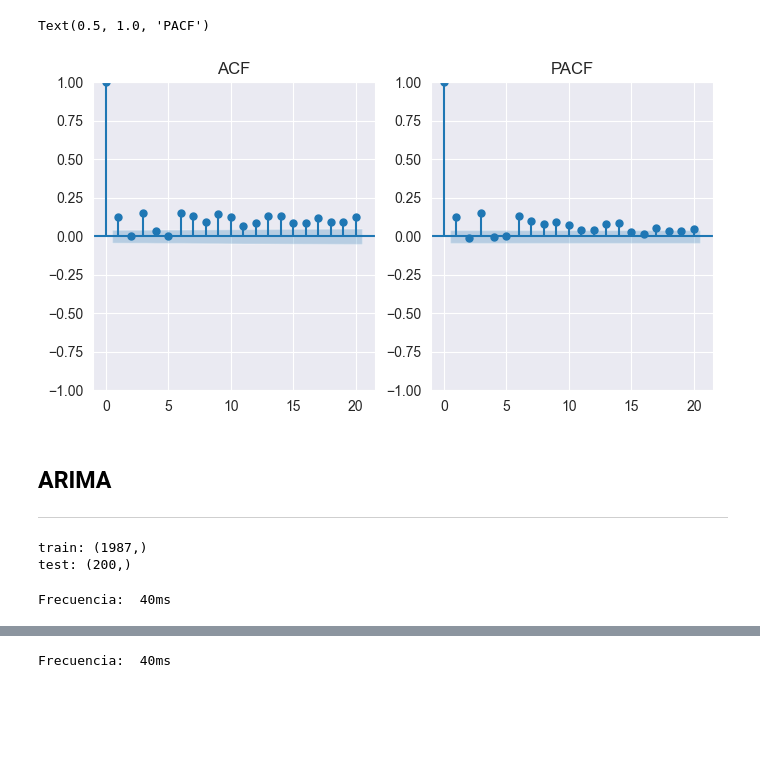
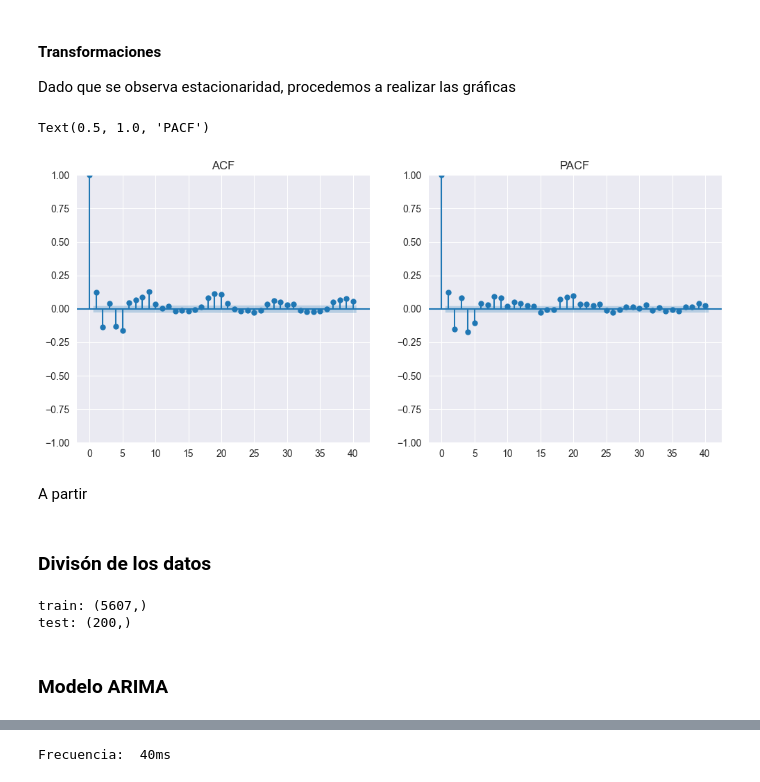
Before and after one commit to lllerena2/physiotherapy_challenge, a Jupyter notebook: book/notebooks.ipynb, the cells around one changed output, grey strips where cells are left out. Drawn from its saved outputs; the diff is of its cells as text; code cells hidden in the pictures; blank space fills up the shorter version.

```diff
--- a/book/notebooks.ipynb
+++ b/book/notebooks.ipynb
@@ -19,8 +23,14 @@ warnings.filterwarnings("ignore")
 # %%
+su = 4
+ex = 1
+un = 1
+
 # Cargar datos
-data = pd.read_csv('../data/s1/e1/u1/template_session.txt', sep=';', header=0)
+data = pd.read_csv('../data/s'+str(su)+'/e'+str(ex)+'/u'+str(un)+'/test.txt', sep=';', header=0)
 
 # Convertir el índice de tiempo en una serie temporal
 data['Time'] = data['time index'].apply(lambda x : 0.04 * (x - 1))
 data['Time'] = pd.to_datetime(data['Time'], unit='s')
 data.set_index('Time', inplace=True)
+
+data.info()
@@ -58,0 +57,6 @@ data.describe()
+# %%
+data["acc"] = np.sqrt(data["acc_x"]**2 + data["acc_y"]**2 + data["acc_z"]**2)
+data["gyr"] = np.sqrt(data["gyr_x"]**2 + data["gyr_y"]**2 + data["gyr_z"]**2)
+data["mag"] = np.sqrt(data["mag_x"]**2 + data["mag_y"]**2 + data["mag_z"]**2)
+
+data.describe()
@@ -64 +94,5 @@ timeserie = data[variable]
+# %%
+## Variable a modelar:
+variable = 'acc'
+timeserie = data[variable]
 # %% [markdown]
@@ -119,7 +107,0 @@ Sample does not look Normal (reject H0)
-# %%
-from sklearn.linear_model import LinearRegression
-import numpy as np
-
-
-trend_model = LinearRegression(fit_intercept=True)
-trend_model.fit(np.arange(data.shape[0]).reshape((-1,1)), timeserie)
@@ -202,41 +148,41 @@ Critical Value (10%)             -2.567482
 dtype: float64
 -----
 Rechazamos la hipótesis nula y concluimos que la serie es estacionaria.
+# %% [markdown]
+#### Transformaciones
+
+Dado que se observa estacionaridad, procedemos a realizar las gráficas
 # %%
-plt.figure(figsize=(8, 4))
+plt.figure(figsize=(12, 5))
 plt.subplot(121)
-plot_acf(timeserie, lags=20, ax=plt.gca())
+plot_acf(timeserie, lags=40, ax=plt.gca())
 plt.title('ACF')
 
 plt.subplot(122)
-plot_pacf(timeserie, lags=20, method='ywm', ax=plt.gca())
+plot_pacf(timeserie, lags=40, method='ywm', ax=plt.gca())
 plt.title('PACF')
 # %% [output]
 Text(0.5, 1.0, 'PACF')
-[figure, old version]
+[figure, new version]
+# %% [markdown]
+A partir
+# %% [markdown]
+### Divisón de los datos
+# %%
+n_timeserie = len(timeserie); n_test = 200 # set
+train_size = n_timeserie - n_test
+
+train = timeserie[:train_size]
+dates_train = timeserie.index[:train_size]
+
+test = timeserie[train_size:train_size + n_test]
+dates_test= timeserie.index[train_size:train_size + n_test]
+print("train:", train.shape)
+print("test:", test.shape)
+# %% [output]
+train: (5607,)
+test: (200,)
 # %% [markdown]
-## ARIMA
-----
+### Modelo ARIMA
 # %%
 from statsmodels.tsa.arima.model import ARIMA
-# %%
-n_timeserie = len(timeserie); n_test = 200 # set
-train_size = n_timeserie - n_test
-
-train = timeserie[:train_size]
-dates_train = timeserie.index[:train_size]
-
-test = timeserie[train_size:train_size + n_test]
-dates_test= timeserie.index[train_size:train_size + n_test]
-print("train:", train.shape)
-print("test:", test.shape)
-# %% [output]
-train: (1987,)
-test: (200,)
-# %%
-from pandas.tseries.offsets import DateOffset
-
-frecuencia = pd.infer_freq(data.index)
-print("Frecuencia: ", frecuencia)
-# %% [output]
-Frecuencia:  40ms
```
Also changed, not shown: parts of 47 cells of this notebook.
